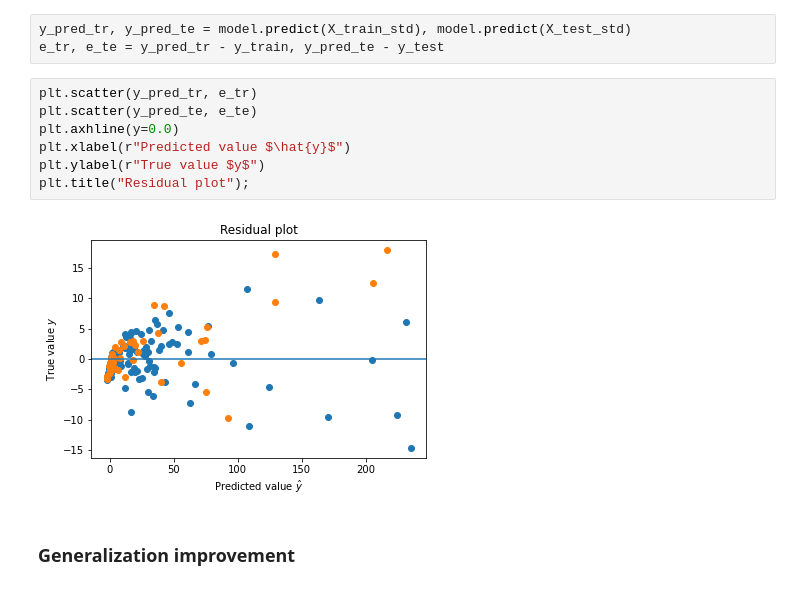
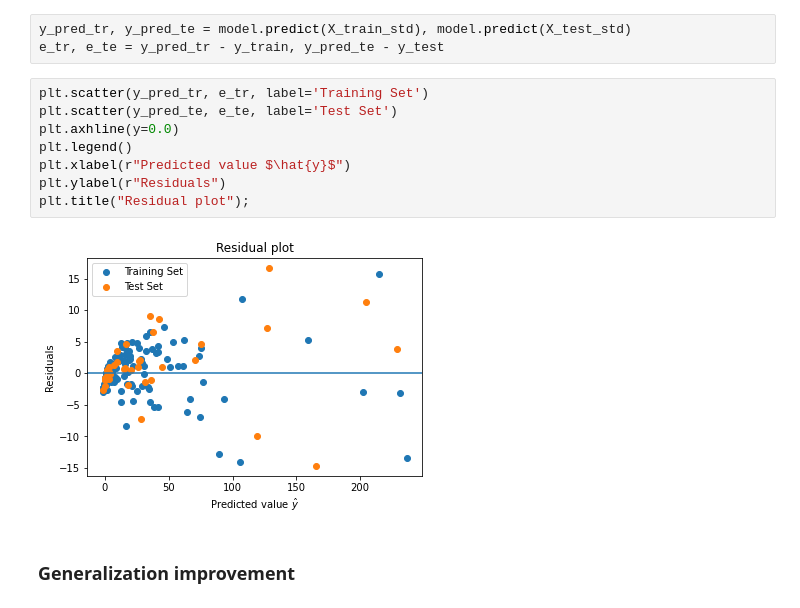
Before and after one commit to muhan-zhang/data200-final-project, a Jupyter notebook: Project.ipynb, the cells around one changed output. Drawn from its saved outputs; the diff is of its cells as text.

```diff
--- a/Project.ipynb
+++ b/Project.ipynb
@@ -1766,14 +1765,15 @@ model.intercept_
 y_pred_tr, y_pred_te = model.predict(X_train_std), model.predict(X_test_std)
 e_tr, e_te = y_pred_tr - y_train, y_pred_te - y_test
 # %%
-plt.scatter(y_pred_tr, e_tr)
-plt.scatter(y_pred_te, e_te)
+plt.scatter(y_pred_tr, e_tr, label='Training Set')
+plt.scatter(y_pred_te, e_te, label='Test Set')
 plt.axhline(y=0.0)
+plt.legend()
 plt.xlabel(r"Predicted value $\hat{y}$")
-plt.ylabel(r"True value $y$")
+plt.ylabel(r"Residuals")
 plt.title("Residual plot");
 # %% [output]
-[figure, old version]
+[figure, new version]
 # %% [markdown]
 ### Generalization improvement
 # %%
```
Also changed, not shown: parts of 12 cells of this notebook.
